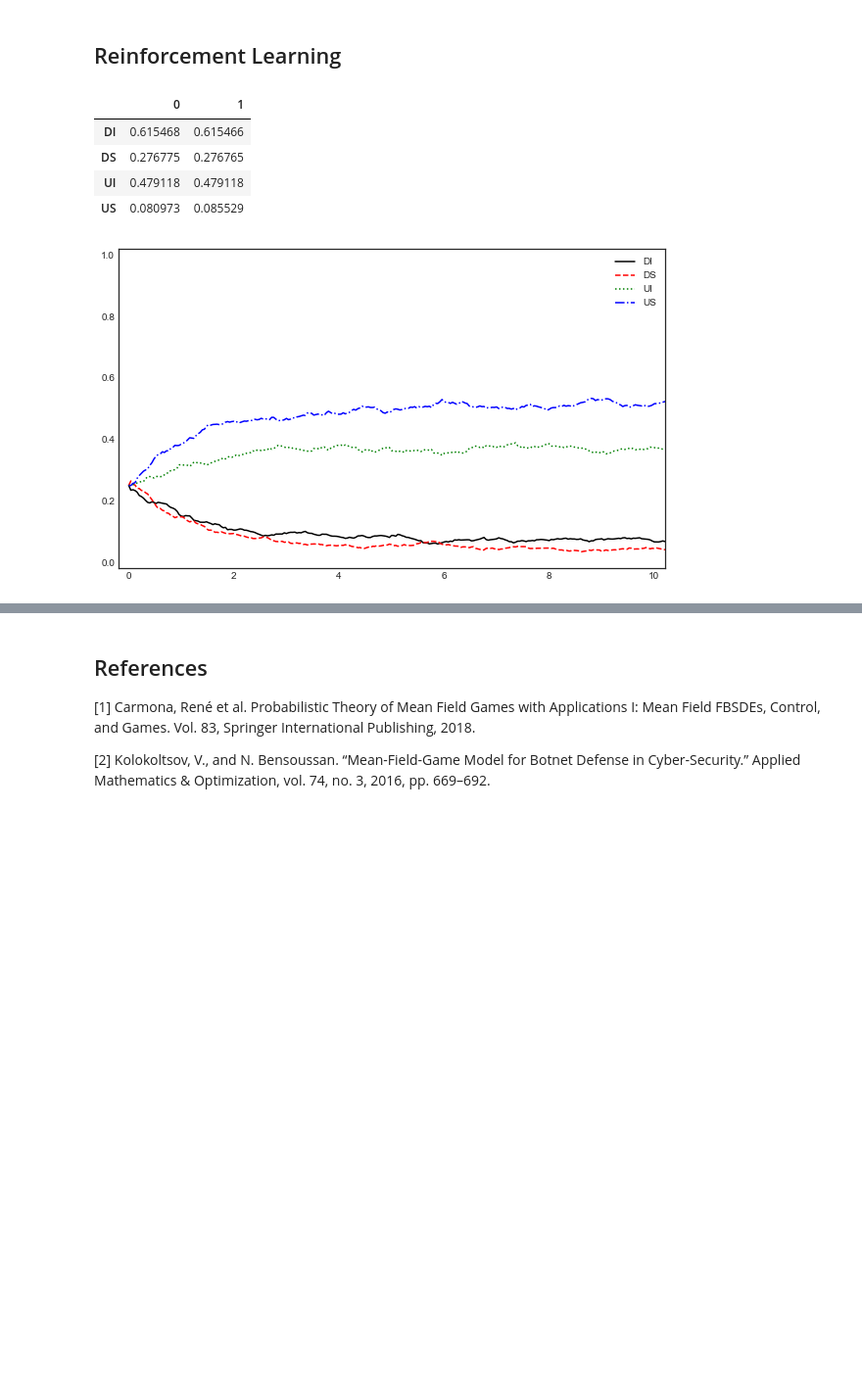
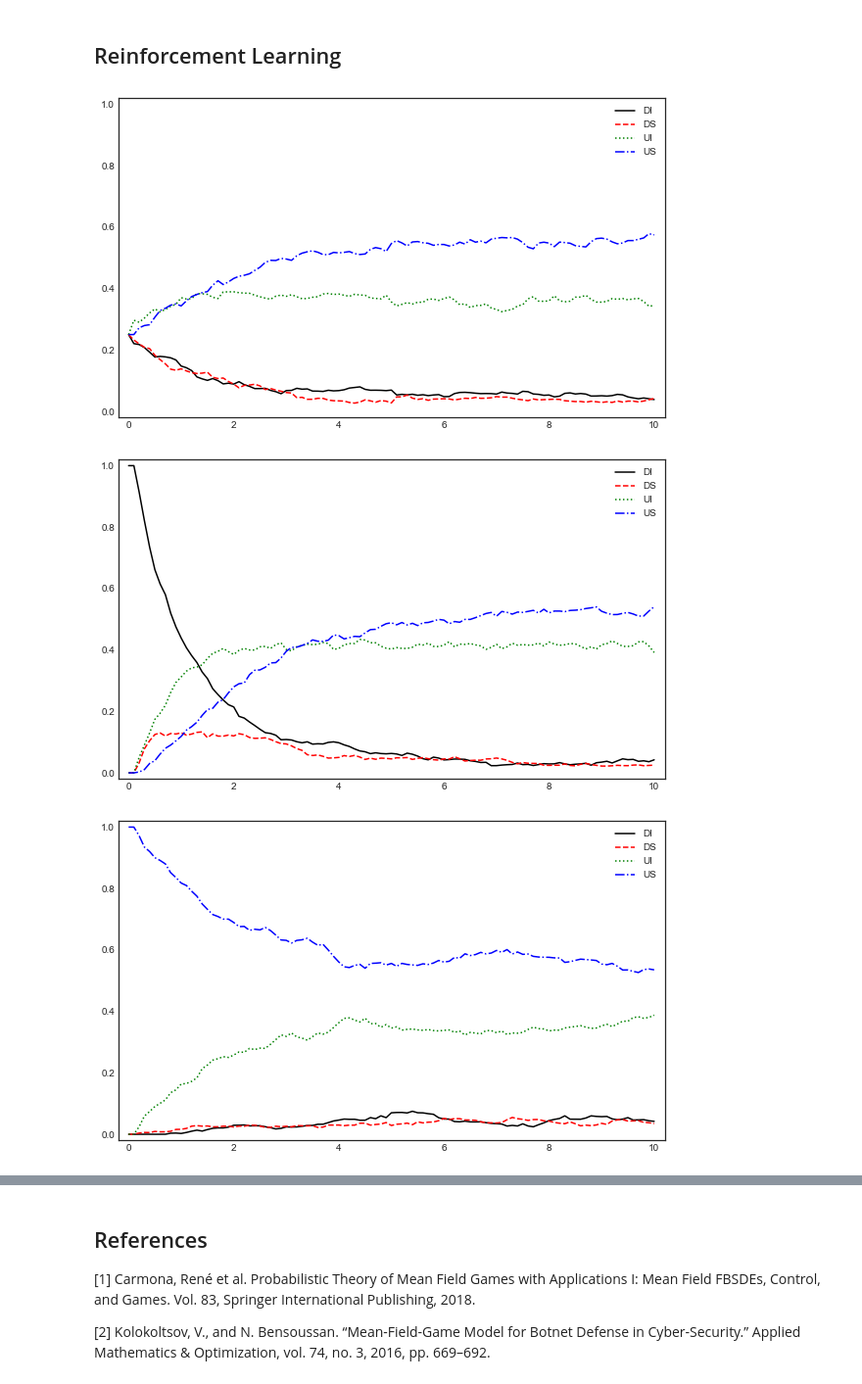
Before and after one commit to alexbstl/meanfield-cybersecurity, a Jupyter notebook: MFG-Cybersec-Presentation.ipynb, the cells around one changed output, grey strips where cells are left out. Shown at 98% size. Drawn from its saved outputs; the diff is of its cells as text; code cells hidden in the pictures; blank space fills up the shorter version.

```diff
--- a/MFG-Cybersec-Presentation.ipynb
+++ b/MFG-Cybersec-Presentation.ipynb
@@ -300,28 +300,4 @@ Text(0.5, 0, 'Time')
 [figure]
 # %% [markdown]
 ## Reinforcement Learning
-# %%
-T = 20
-n = 500
-dt = T/n
-tline = np.linspace(0, T, n+1)
-
-f = get_f(**param_f)
-X_mat = np.identity(4)
-E = ['DI', 'DS', 'UI', 'US']
-A = [0,1]
-omega_q = 0.9
-omega_mu = 0.7
-epsilon = 0.95
-
-# ----------- Initialization -----------
-q_table = pd.DataFrame(0, index=['DI', 'DS', 'UI', 'US'], columns=A)
-mu_flow = pd.DataFrame(1/4, index=tline, columns=['DI', 'DS', 'UI', 'US'])
-# mu_flow = pd.DataFrame(0, index=tline, columns=['DI', 'DS', 'UI', 'US'])
-# mu_flow.iloc[:,0] = 1
-
-# make rho table
-rho_x_df = pd.DataFrame(0, index=tline, columns=[])
-rho_a_df = pd.DataFrame(0, index=tline, columns=[])
-p_x_a_df = pd.DataFrame(1, index=E, columns=A)
 # %%
@@ -377,13 +378,2 @@ for k in trange(10000,  desc='episode  '):
-# %%
-mu_flow.plot(**param_plot)
-
-# mu_flow.plot(**param_plot) # from last large iteration
-
-q_table
-# %% [output]
-|  | 0 | 1 |
-| DI | 0.615468 | 0.615466 |
-| DS | 0.276775 | 0.276765 |
-| UI | 0.479118 | 0.479118 |
-| US | 0.080973 | 0.085529 |
-[figure, removed]
+# %%
+μ_flow_cases_10000 = [run_RL(μ0, n_episode=10000)[0] for μ0 in [μ0_1, μ0_2, μ0_3]]
@@ -389,0 +382,7 @@ q_table
+# %%
+for μ_flow_case in μ_flow_cases_10000:
+    μ_flow_case.plot(**param_plot)
+# %% [output]
+[figure, added]
+[figure, added]
+[figure, added]
```
Also changed, not shown: parts of 3 cells of this notebook.
